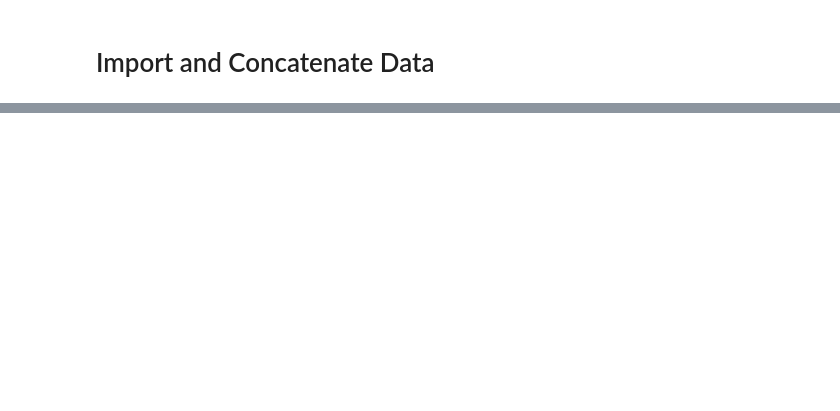
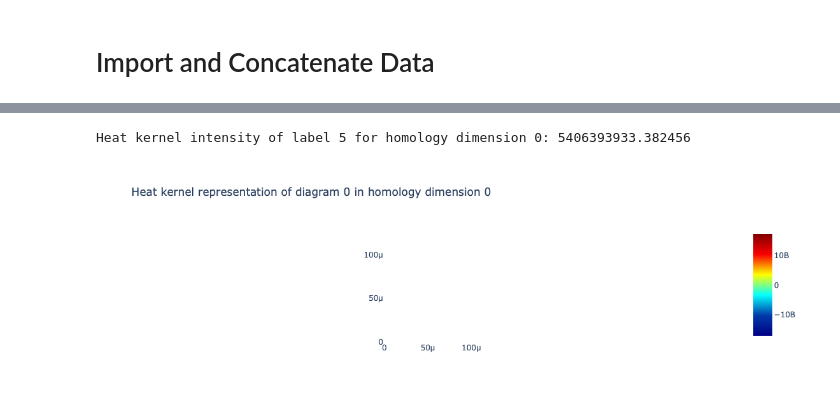
Before and after one commit to peppey/Topological-Data-Analysis-on-Brain-Data, a Jupyter notebook: EEG_Data_Analysis/Data_Exploration.ipynb, the cells around one changed output, grey strips where cells are left out. Cells and saved outputs as stored; diff of their text form; code cells hidden in the pictures; blank space fills up the shorter version.

```diff
--- a/EEG_Data_Analysis/Data_Exploration.ipynb
+++ b/EEG_Data_Analysis/Data_Exploration.ipynb
@@ -80,0 +170,8 @@ plt.show()
+# %%
+heatkernel = HK.fit_transform(train_short_persistence_diagrams_label_5)
+print("Heat kernel intensity of label 5 for homology dimension 0: " + str(heat_kernel_intensity(heatkernel, 0)))
+
+HK.plot(heatkernel, homology_dimension_idx=0, colorscale='jet')
+# %% [output]
+Heat kernel intensity of label 5 for homology dimension 0: 5406393933.382456
+[figure, added]
```
Also changed, not shown: parts of 20 cells of this notebook.
